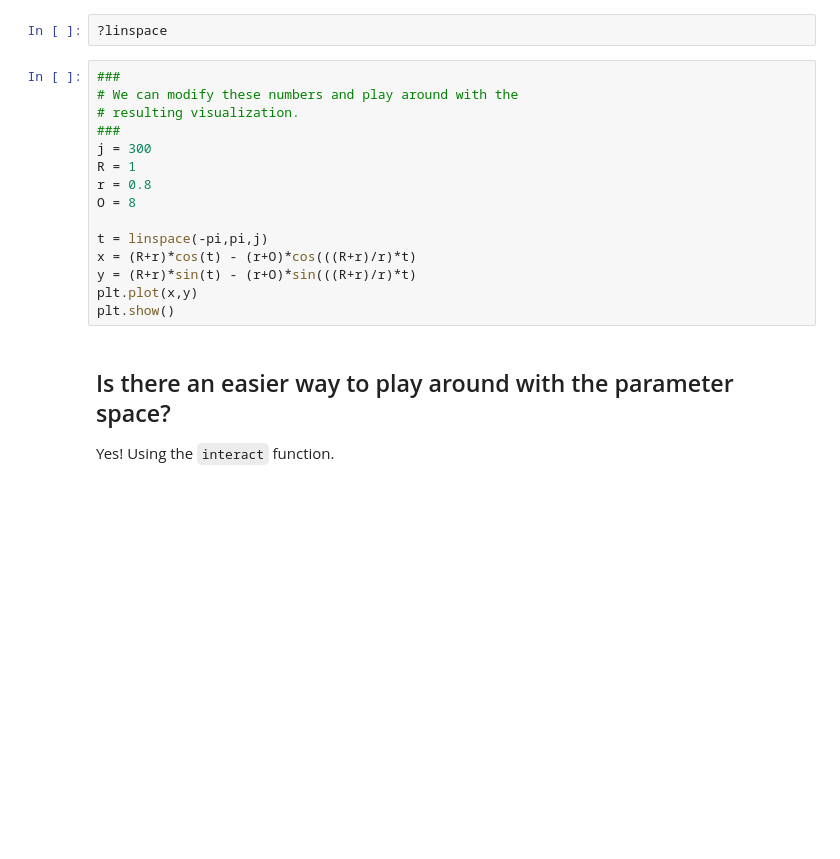
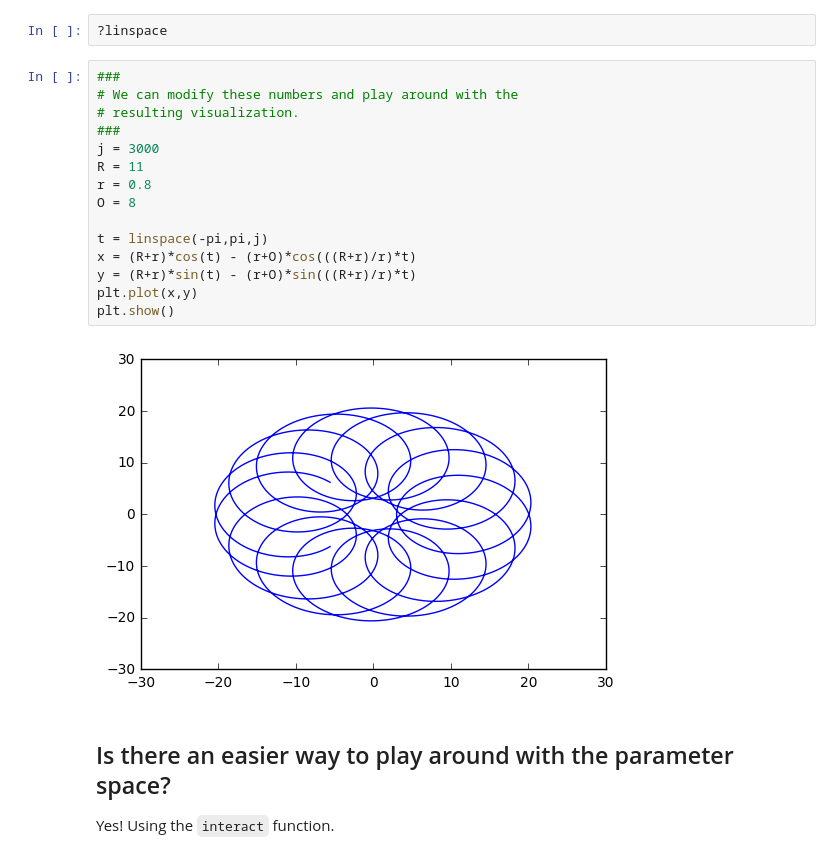
Before and after one commit to Unidata/python-workshop, a Jupyter notebook: notebooks/jupyter-examples/notebook-examples.ipynb, the cells around one changed output. Cells and saved outputs as stored; diff of their text form; blank space fills up the shorter version.

```diff
--- a/notebooks/jupyter-examples/notebook-examples.ipynb
+++ b/notebooks/jupyter-examples/notebook-examples.ipynb
@@ -69,18 +92,20 @@ plt.show()
 # %%
 ###
 # We can modify these numbers and play around with the
 # resulting visualization.
 ###
-j = 300
-R = 1
+j = 3000
+R = 11
 r = 0.8
 O = 8
 
 t = linspace(-pi,pi,j)
 x = (R+r)*cos(t) - (r+O)*cos(((R+r)/r)*t)
 y = (R+r)*sin(t) - (r+O)*sin(((R+r)/r)*t)
 plt.plot(x,y)
 plt.show()
+# %% [output]
+[figure, added]
 # %% [markdown]
 ## Is there an easier way to play around with the parameter space?
 
```
Also changed, not shown: parts of 4 cells of this notebook, 2 other files.
